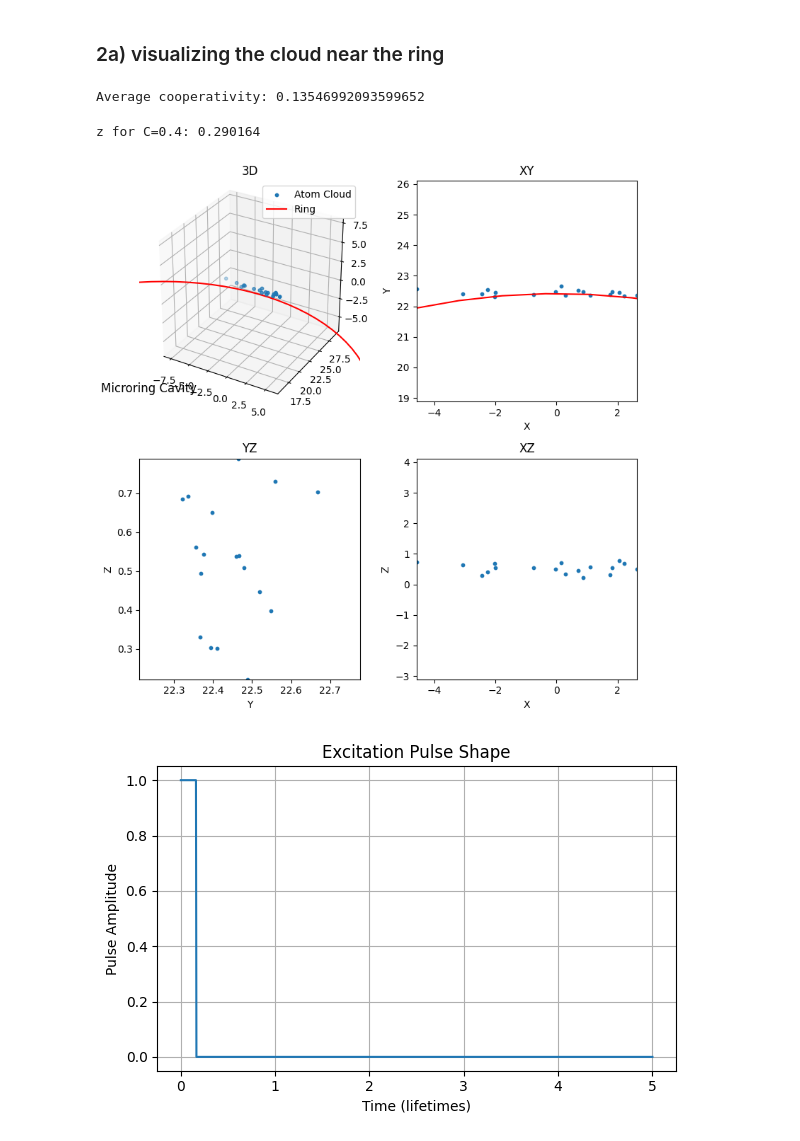
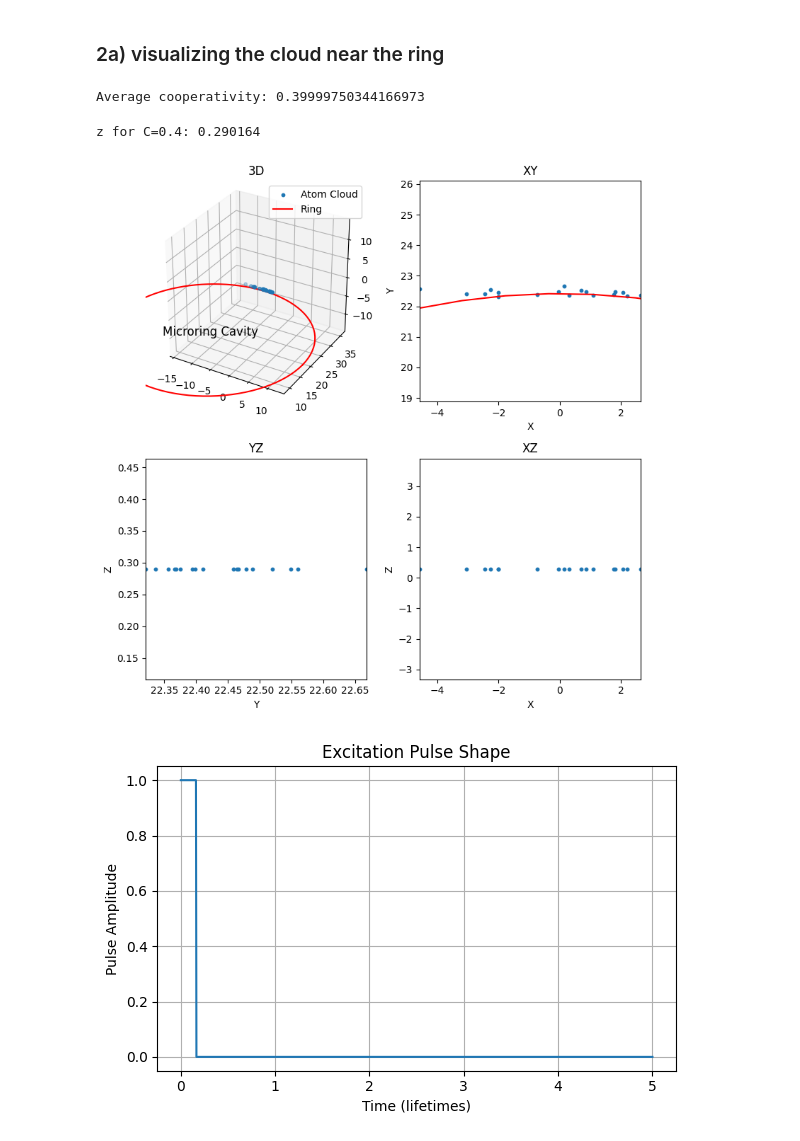
Before and after one commit to Eltohfa/selective_superadinace_code_demo, a Jupyter notebook: selective_superadiance.ipynb, the cells around one changed output. Saved outputs shown, nothing was run; the diff lists cells and outputs as text; code cells hidden in the pictures.

```diff
--- a/selective_superadiance.ipynb
+++ b/selective_superadiance.ipynb
@@ -59,7 +59,7 @@ rms_along_ring = 2 * um # rms of atom position along the ring direction
 rms_transverse = 0.1 * um # 100nm rms of atom position in the transverse direction in the plane of the waveguide
 mu, sigma, x0 = 5.872397346578346, 0.6429754153791893, 136.40400859972002 # parameters for the lognormal distribution of the position perpendicular to the plane of the waveguide. # these parameters are in nm # wavelength in freespace is 852 nm # we will consider the effect of this distribution on the selective supperadiance later in the code.
 lambda_fs = 852 # wavelength in freespace in nm
-z_dist_type = 'lognormal' # distribution type for the position perpendicular to the plane of the waveguide. can be 'lognormal' or 'delta'
+z_dist_type = 'delta' # distribution type for the position perpendicular to the plane of the waveguide. can be 'lognormal' or 'delta'
 # %% [markdown]
 ### 2a) visualizing the cloud near the ring
 # %%
@@ -78,7 +78,7 @@ def f(z):
 C_avg = np.mean(f(z))
 print("Average cooperativity:", C_avg)
 # %% [output]
-Average cooperativity: 0.13546992093599652
+Average cooperativity: 0.39999750344166973
 # %%
 # find z for which f(z) = 0.4
 def find_z_for_C(target_C):
@@ -110,7 +110,7 @@ def plot_atoms_with_projections(x, y, z, filename="atoms.png"):
         x.max()-x.min(),
         y.max()-y.min(),
         z.max()-z.min()
-    ]).max() / 2 * 2
+    ]).max() / 2 * 4
 
     mid_x = (x.max()+x.min())/2
     mid_y = (y.max()+y.min())/2
@@ -135,34 +135,34 @@ def plot_atoms_with_projections(x, y, z, filename="atoms.png"):
     ax_xy = fig.add_subplot(2, 2, 2)
     ax_xy.scatter(x, y, s=10)
     set_equal_2d(ax_xy, x, y)
     ax_xy.set_xlabel("X"); ax_xy.set_ylabel("Y")
     ax_xy.set_title("XY")
     ax_xy.plot(ring_radius * np.cos(theta), ring_radius * np.sin(theta), color='r', label='Ring')
 
     # --- YZ ---
     ax_yz = fig.add_subplot(2, 2, 3)
     ax_yz.scatter(y, z, s=10)
     set_equal_2d(ax_yz, y, z)
     ax_yz.set_xlabel("Y"); ax_yz.set_ylabel("Z")
     ax_yz.set_title("YZ")
     # ax_yz.plot(ring_radius * np.cos(theta), (x0 + rng.lognormal(mean=mu, sigma=sigma, size=N))/lambda_fs, color='r', label='Ring')
 
     # --- XZ ---
     ax_xz = fig.add_subplot(2, 2, 4)
     ax_xz.scatter(x, z, s=10)
     set_equal_2d(ax_xz, x, z)
     ax_xz.set_xlabel("X"); ax_xz.set_ylabel("Z")
     ax_xz.set_title("XZ")
     # ax_xz.plot(ring_radius * np.cos(theta), (x0 + rng.lognormal(mean=mu, sigma=sigma, size=N))/lambda_fs, color='r', label='Ring')
 
     plt.tight_layout()
     # plt.savefig(filename, dpi=300)
     plt.show()
     #plt.close()
 
 plot_atoms_with_projections(x, y, z, f"atom_cloud_N={N}_seed={seed}.png")
 # %% [output]
-[figure, old version]
+[figure, new version]
 # %%
 # inversion parameters
 # since we start with atoms in their ground state, we will send in a laser pulse from the z direction to excite the atom to the excited state, and then we will let the system evolve under the cooperative decay after the pulse is turned off
```
Also changed, not shown: parts of 7 cells of this notebook.
